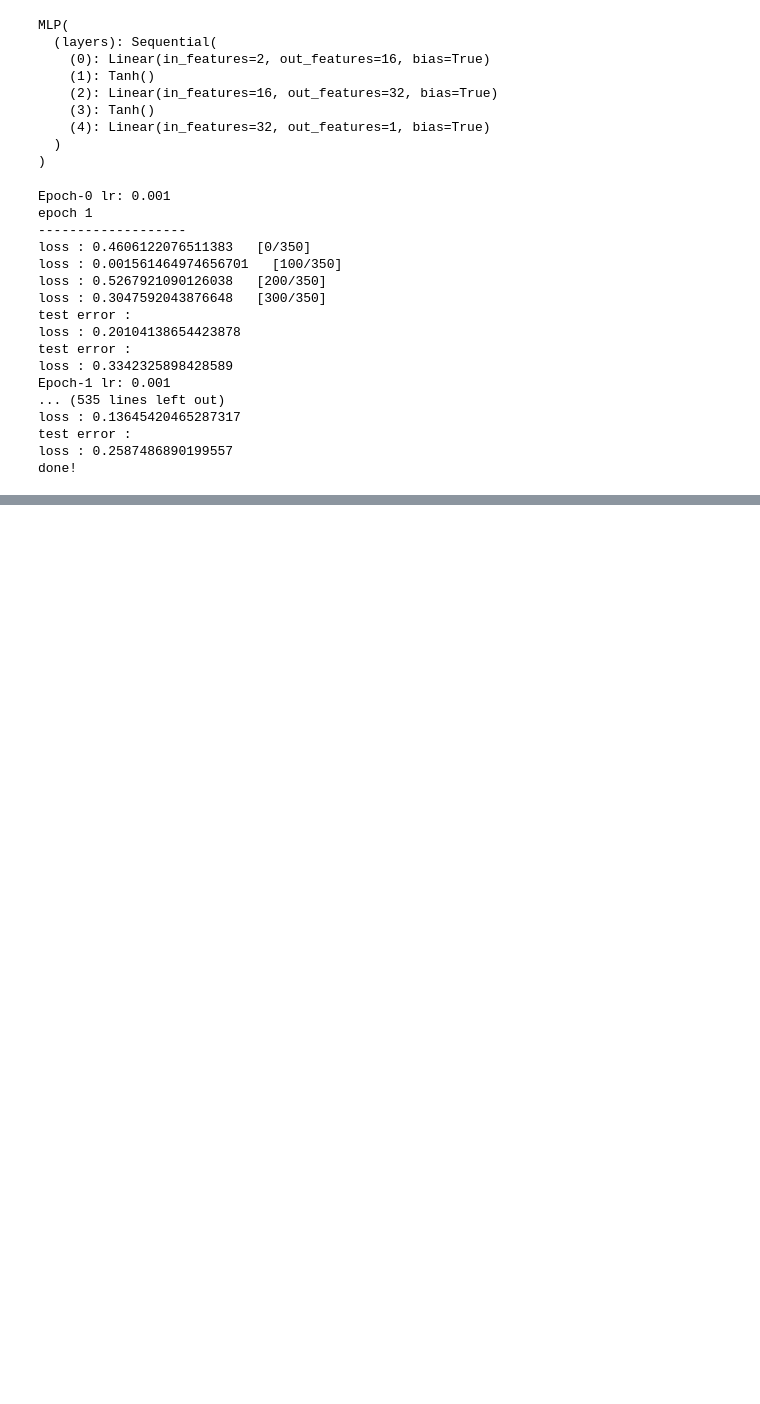
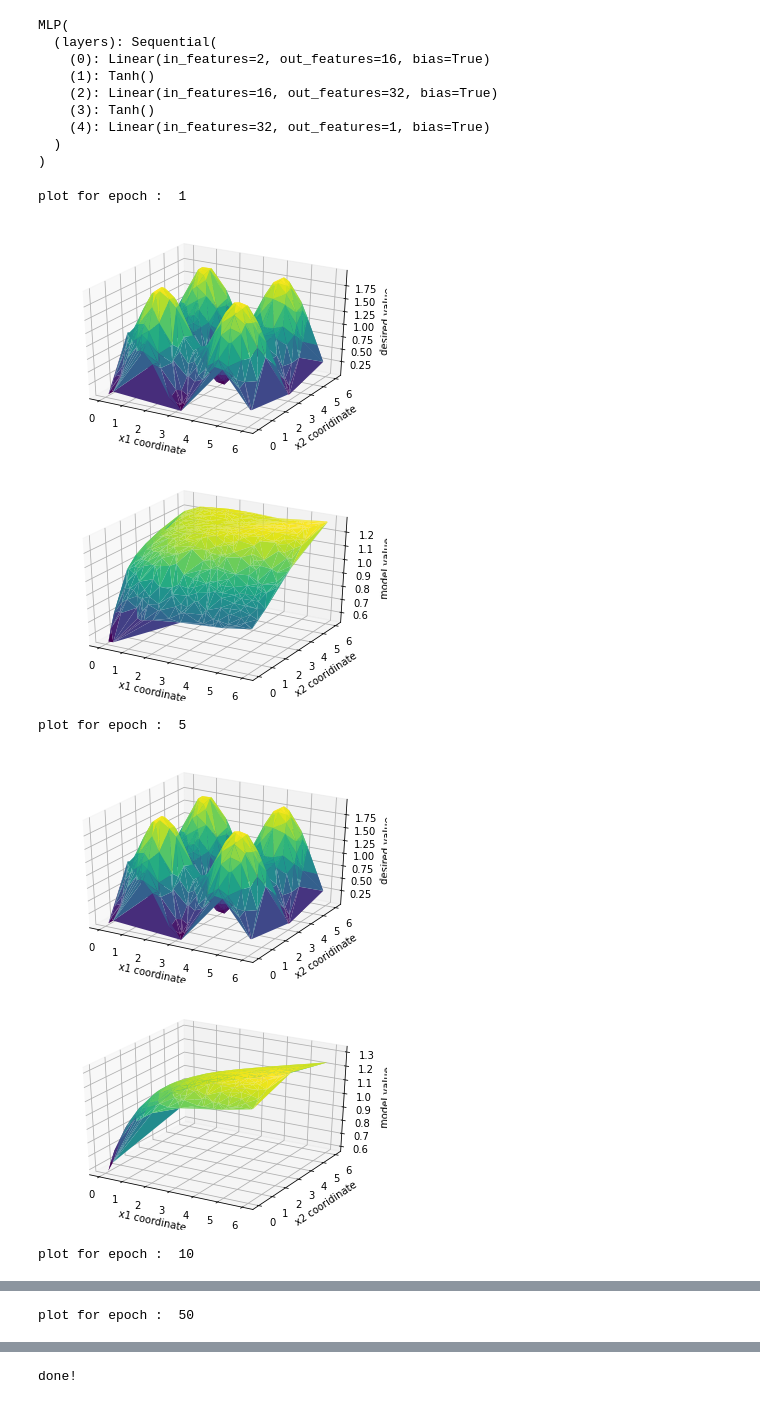
Before and after one commit to ram-ki/DL, a Jupyter notebook: CS6910_Assignment_1.ipynb, the cells around one changed output, grey strips where cells are left out. Saved outputs shown, nothing was run; the diff lists cells and outputs as text; code cells hidden in the pictures; blank space fills up the shorter version.

```diff
--- a/CS6910_Assignment_1.ipynb
+++ b/CS6910_Assignment_1.ipynb
@@ -155,33 +177,30 @@ scheduler = torch.optim.lr_scheduler.StepLR(optimizer, step_size=10, gamma=0.5)
 # %%
 train_loss_list= []
 val_loss_list = []
 test_loss_list = []
 for epoch in range(0, 50):
   scheduler.step()
-  print('Epoch-{0} lr: {1}'.format(epoch, optimizer.param_groups[0]['lr']))
-  print(f"epoch {epoch+1}\n-------------------")
+
+  # print('Epoch-{0} lr: {1}'.format(epoch, optimizer.param_groups[0]['lr']))
+  # print(f"epoch {epoch+1}\n-------------------")
+
   l1 = train(trainloader, mlp, loss_function, optimizer)
   l2 = test(valloader, mlp, loss_function)
   l3 = test(testloader, mlp, loss_function)
+
   train_loss_list.append(l1.detach())
   val_loss_list.append(l2)
   test_loss_list.append(l3)
+
+  if(epoch+1 in plot_epoch_list):
+    print("plot for epoch : ",epoch+1)
+    plot_surface()
 print("done!")
 # %% [output]
-Epoch-0 lr: 0.001
-epoch 1
--------------------
-loss : 0.4606122076511383   [0/350]
-loss : 0.001561464974656701   [100/350]
-loss : 0.5267921090126038   [200/350]
-loss : 0.3047592043876648   [300/350]
-test error :
-loss : 0.20104138654423878
-test error :
-loss : 0.3342325898428589
-Epoch-1 lr: 0.001
-... (535 lines left out)
-loss : 0.13645420465287317
-test error :
-loss : 0.2587486890199557
-done!
+plot for epoch :  1
+[figure, added]
+[figure, added]
+plot for epoch :  5
+[figure, added]
+[figure, added]
+plot for epoch :  10
@@ -187,0 +209 @@ done!
+plot for epoch :  50
@@ -188,3 +212,4 @@ done!
+done!
 # %%
 # plotting
 num_epochs = len(train_loss_list)
```
Also changed, not shown: parts of 16 cells of this notebook.
